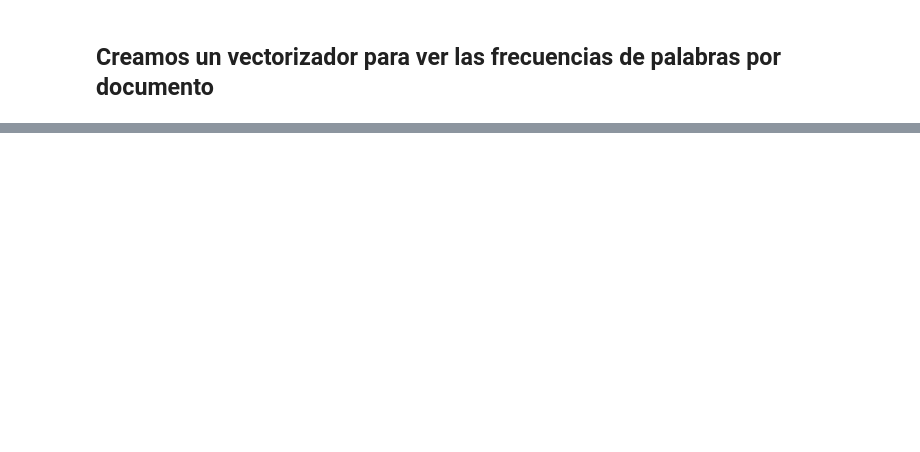
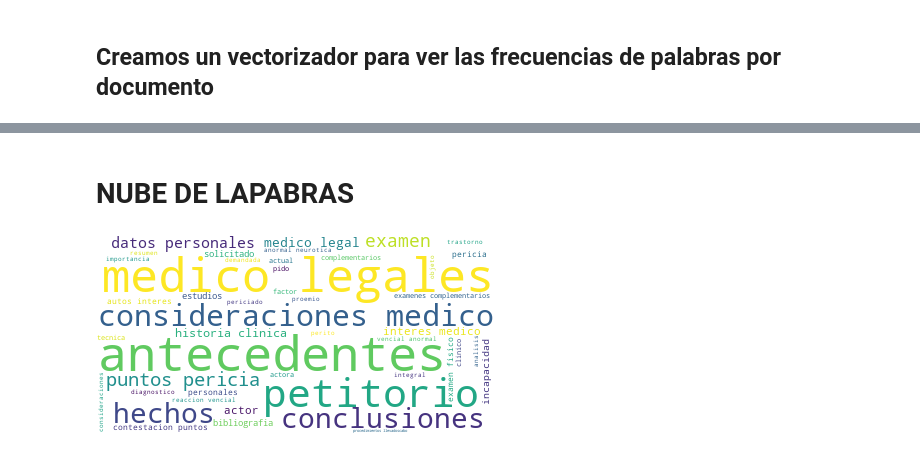
Before and after one commit to gaston411/Mi-Proyecto, a Jupyter notebook: limpiezaPrueba.ipynb, the cells around one changed output, grey strips where cells are left out. Saved outputs shown, nothing was run; the diff lists cells and outputs as text; code cells hidden in the pictures; blank space fills up the shorter version.

Commit message:
creacion de funciones para contar oraciones y nube de palabras

```diff
--- a/limpiezaPrueba.ipynb
+++ b/limpiezaPrueba.ipynb
@@ -306,15 +389,21 @@ print(predicted)
+# %% [markdown]
+# NUBE DE LAPABRAS
 # %%
 # Import the wordcloud library
+import pandas as pd
+import matplotlib.pyplot as plt
 from wordcloud import WordCloud
 
 # Join the different processed titles together.
-long_string = ','.join(list(papers['paper_text_processed'].values))
+long_string = ','.join(list(dfTitulosMayusculas[0]))
 
 # Create a WordCloud object
 wordcloud = WordCloud(background_color="white", max_words=1000, contour_width=3, contour_color='steelblue')
 
 # Generate a word cloud
 wordcloud.generate(long_string)
 
 # Visualize the word cloud
 wordcloud.to_image()
+# %% [output]
+[figure, added]
```
Also changed, not shown: parts of 13 cells of this notebook, 1 other file.
